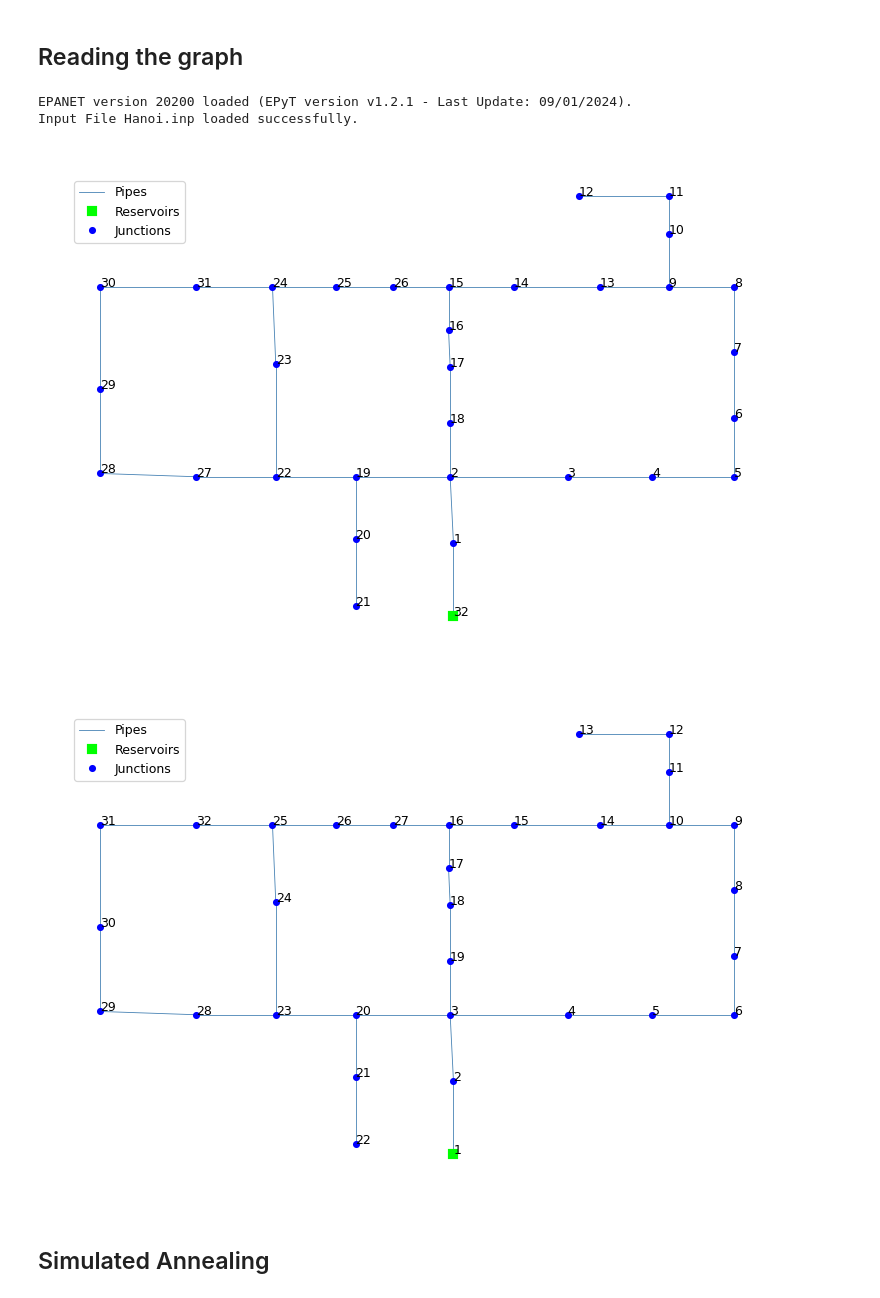
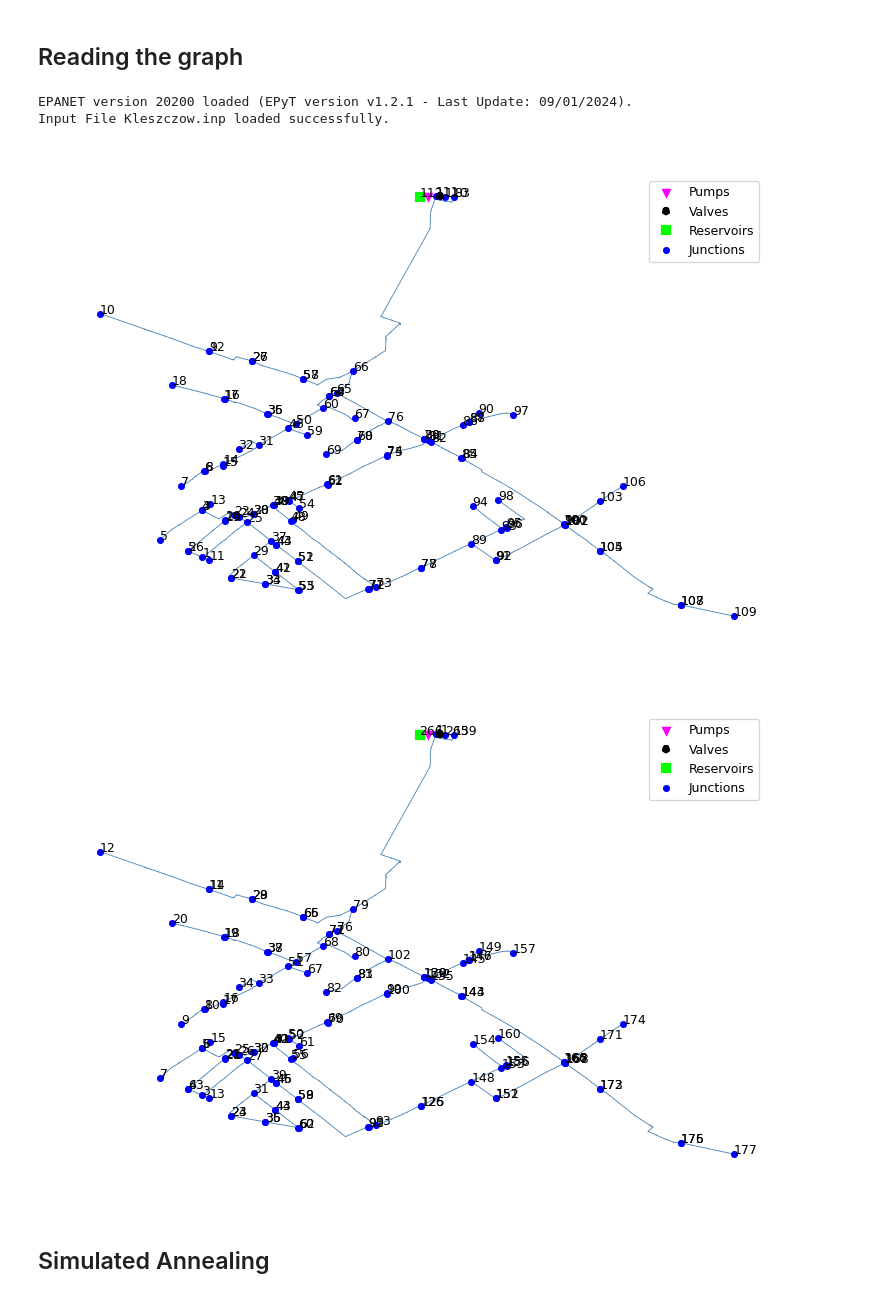
Before and after one commit to mnozkiewicz/MiSS, a Jupyter notebook: notebooks/leak_prediction.ipynb, the cells around one changed output. Cells and saved outputs as stored; diff of their text form; code cells hidden in the pictures.

Commit message:
Kleszczow analyzed (#6)

```diff
--- a/notebooks/leak_prediction.ipynb
+++ b/notebooks/leak_prediction.ipynb
@@ -28,18 +32,18 @@ pressures, leakage_node, ts = read_pressures(report_dir_path)
 # %%
 from epyt import epanet
 from annealing.graph_utils import Network
 
-input_file = "../data/Hanoi.inp"
+input_file = "../data/Kleszczow.inp"
 G = epanet(input_file)
 
 network = Network(G)
 network.plot_with_indexes()
 network.plot_with_ids()
 # %% [output]
 EPANET version 20200 loaded (EPyT version v1.2.1 - Last Update: 09/01/2024).
-Input File Hanoi.inp loaded successfully.
+Input File Kleszczow.inp loaded successfully.
-[figure, old version]
+[figure, new version]
-[figure, old version]
+[figure, new version]
 # %% [markdown]
 ## Simulated Annealing
 # %% [markdown]
```
Also changed, not shown: parts of 6 cells of this notebook, 10 other files.
